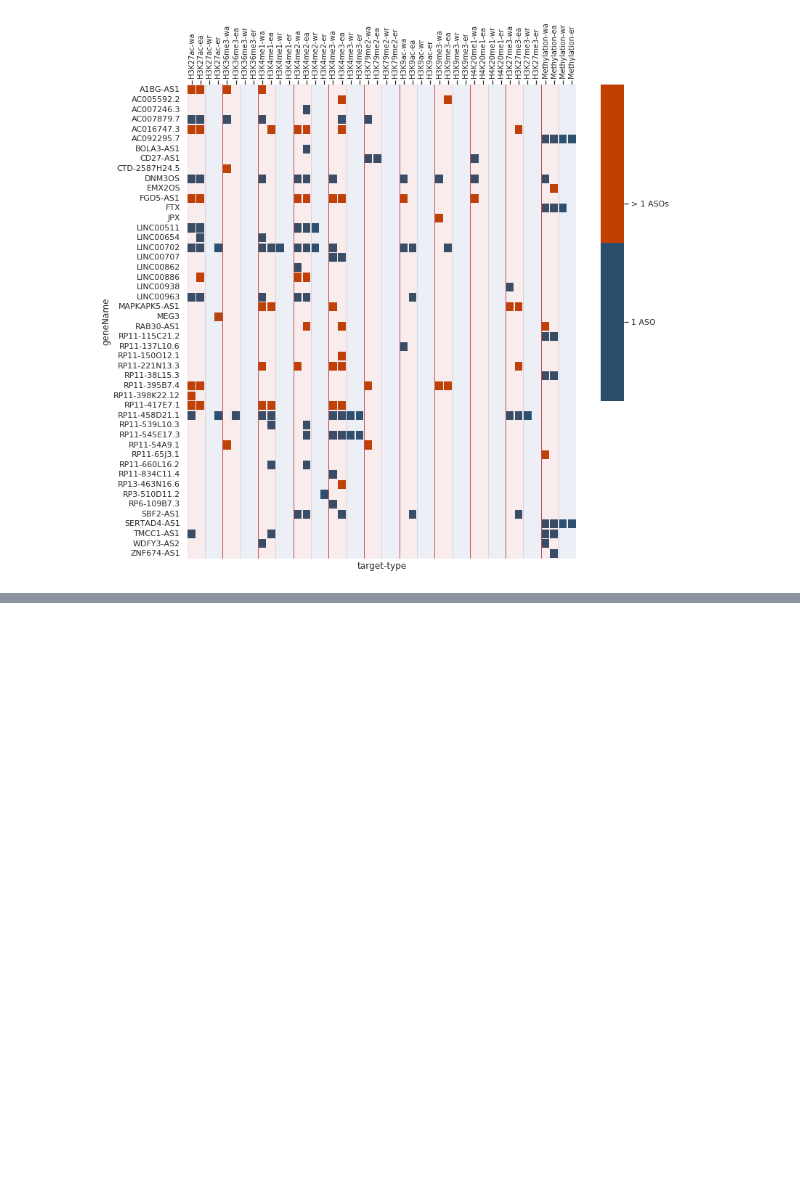
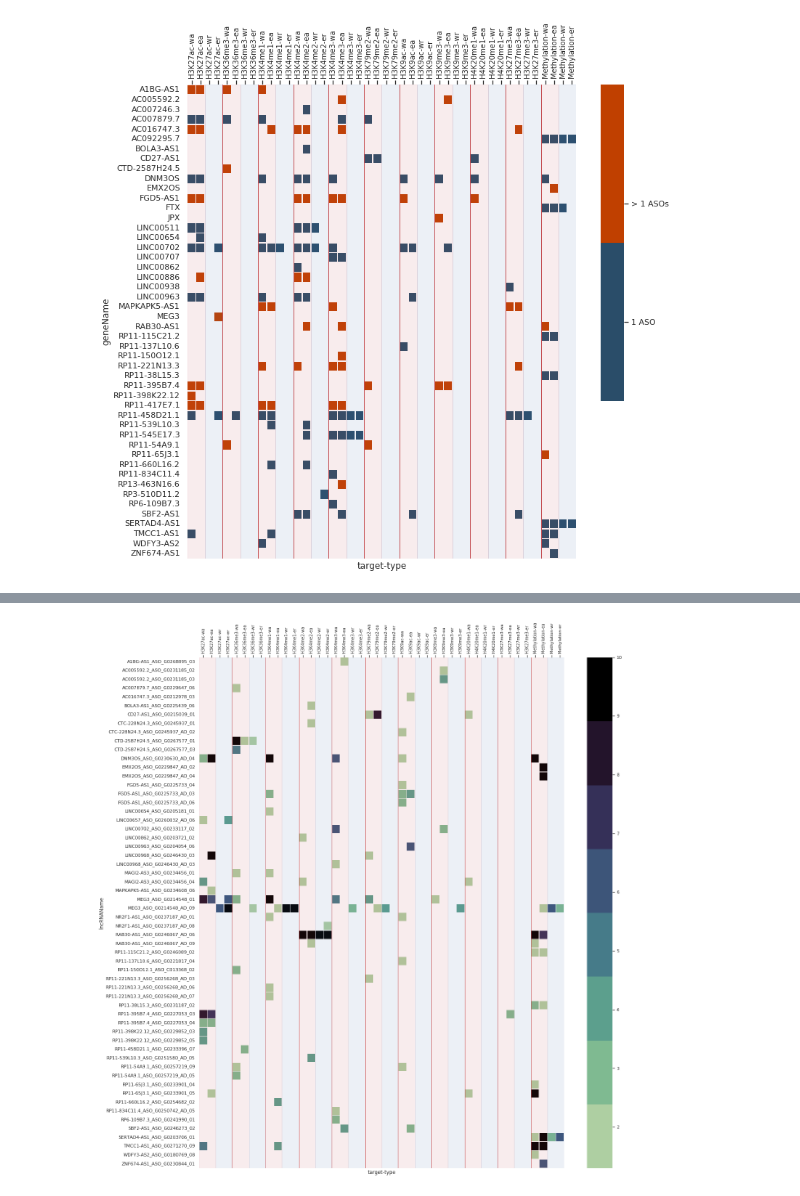
Before and after one commit to vanya-antonov/article-himorna-and-f6, a Jupyter notebook: images_src/heatmap.ipynb, the cells around one changed output, grey strips where cells are left out. Saved outputs shown, nothing was run; the diff lists cells and outputs as text; code cells hidden in the pictures; blank space fills up the shorter version.

Commit message:
heatmap for ASOs was added

```diff
--- a/images_src/heatmap.ipynb
+++ b/images_src/heatmap.ipynb
@@ -169,0 +303,21 @@ fig.savefig("../images/heatmap_genes_all.png", bbox_inches='tight', pad_inches =
+# %%
+#Взятьтолько lncRNA, прошедшие iMARGI
+sns.set(color_codes=True)
+rcParams['figure.figsize'] = 20,23
+rcParams["patch.force_edgecolor"] = True
+data = getTableForAllMarks(iMARGI=True, annotation_prefix="fantom_aso").sort_index()
+mask = np.zeros_like(data.values)
+mask[data.values < 1.3] = True
+with sns.axes_style("white"):
+    ax = sns.heatmap(data, mask=mask, linewidths=0.5, cmap=sns.cubehelix_palette(8, start=.5, rot=-.75, dark=0, light=.75), vmax=10, vmin=1.3)
+ax.xaxis.set_ticks_position('top')
+ax.set_xticklabels(ax.get_xticklabels(), rotation = 90, fontsize = 10)
+
+for i, target in enumerate(targets):
+    rect = patches.Rectangle((i*4, 0), 2, 60, linewidth=1, edgecolor='r', facecolor='r', alpha=0.1)
+    ax.add_patch(rect)
+    rect = patches.Rectangle((i*4 + 2, 0), 2, 60, linewidth=1, edgecolor='b', facecolor='b', alpha=0.1)
+    ax.add_patch(rect)
+    ax.axvline(linewidth=1, color='r', x=(i + 1)*4)
+# %% [output]
+[figure, added]
```
Also changed, not shown: parts of 3 cells of this notebook, 2 other files.
